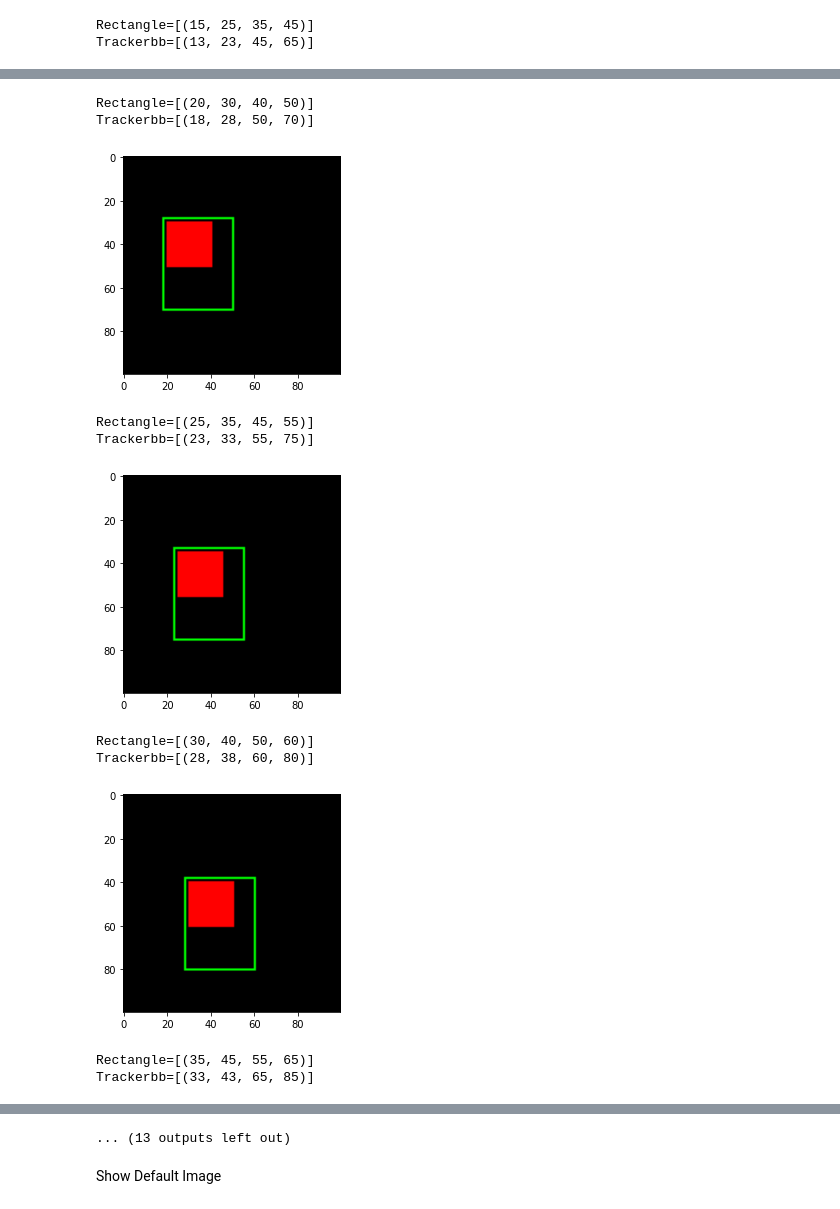
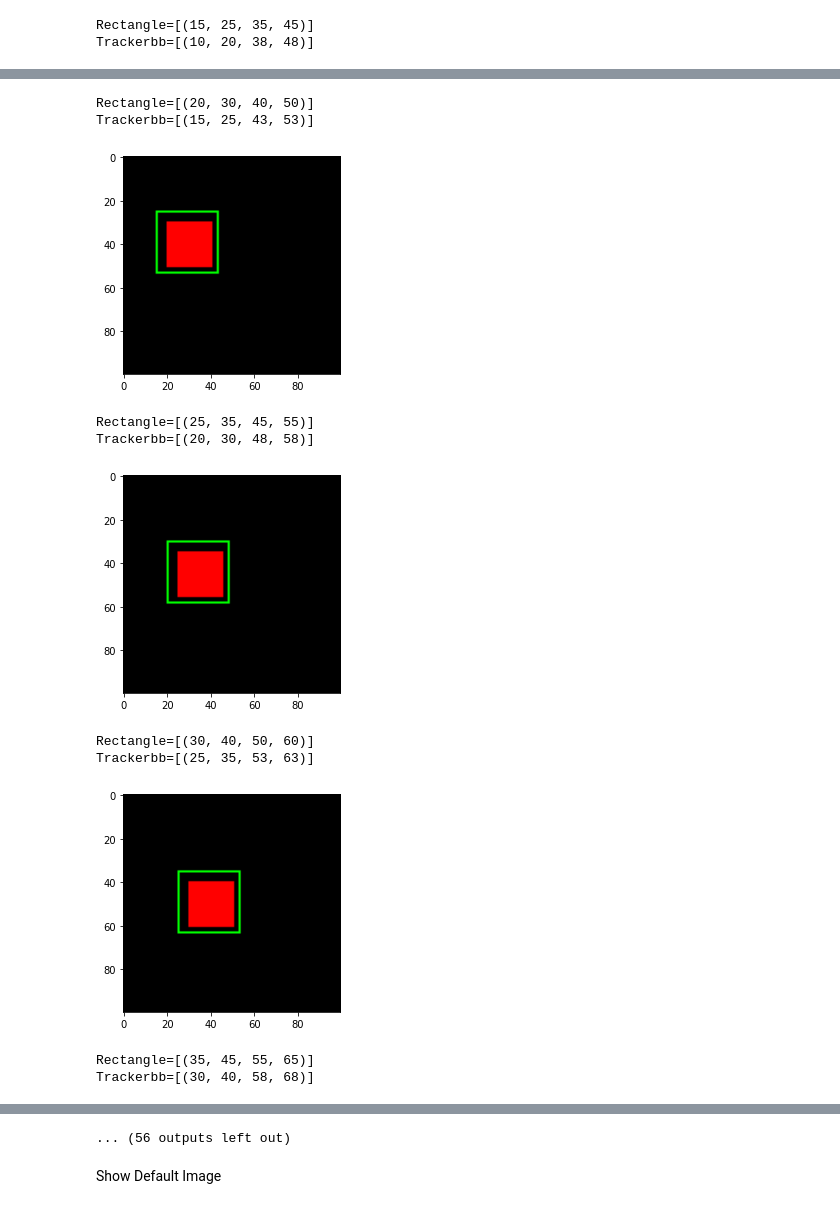
Before and after one commit to sanjeevs/golftracker, a Jupyter notebook: notebooks/obj_tracking.ipynb, the cells around one changed output, grey strips where cells are left out. Saved outputs shown, nothing was run; the diff lists cells and outputs as text; code cells hidden in the pictures.

```diff
--- a/notebooks/obj_tracking.ipynb
+++ b/notebooks/obj_tracking.ipynb
@@ -21,18 +28,34 @@ tmp = cv2.rectangle(img, start_pt, end_pt, color, thickness=-1)
 # %%
 #tracker = cv2.legacy.TrackerMedianFlow_create()
+#tracker = cv2.legacy.TrackerMedianFlow_create()
+start_pt = [10, 20]
+end_pt = [30, 40]
+color = (255, 0, 0)
+thickness = 2
+
+tmp = cv2.rectangle(img, start_pt, end_pt, color, thickness=-1)
+tstart_pt = [start_pt[0] - 5, start_pt[1] - 5]
+tend_pt = [end_pt[0] + 3, end_pt[1] + 3]
+
 tracker = cv2.legacy.TrackerKCF_create()
-tracker.init(img, [start_pt[0] -2 , start_pt[1] -2, end_pt[0] + 2, end_pt[1] + 2])
+
+x, y = tstart_pt[0], tstart_pt[1]
+w, h = tend_pt[0] - tstart_pt[0], tend_pt[1] - tstart_pt[1]
+
+print(x, y, w, h)
+tracker.init(img, [x, y, w, h])
 incr = 5
 
-for _ in range(20):
+for _ in range(18):
     img = np.zeros((100, 100, 3), dtype=np.uint8)
     tmp = cv2.rectangle(img, start_pt, end_pt, color, thickness=-1)
     print(f"Rectangle=[({start_pt[0]}, {start_pt[1]}, {end_pt[0]}, {end_pt[1]})]")
 
     ok, bbox = tracker.update(img)
     if ok:
-        p1 = (int(bbox[0]), int(bbox[1]))
-        p2 = (int(bbox[0] + bbox[2]), int(bbox[1] + bbox[3]))
+        x, y, w, h = bbox
+        p1 = (int(x), int(y))
+        p2 = (int(x + w), int(y + h))
         tmp = cv2.rectangle(img, p1, p2, (0, 255, 0), 1)
         print(f"Trackerbb=[({p1[0]}, {p1[1]}, {p2[0]}, {p2[1]})]")
 
@@ -46,4 +69,39 @@ for _ in range(20):
     start_pt[1] += incr
     end_pt[0] += incr
     end_pt[1] += incr
+
+
+
+tracker = cv2.legacy.TrackerKCF_create()
+
+x, y = tstart_pt[0], tstart_pt[1]
+w, h = tend_pt[0] - tstart_pt[0], tend_pt[1] - tstart_pt[1]
+
+print(x, y, w, h)
+tracker.init(img, [x, y, w, h])
+incr = 5
+
+for _ in range(18):
+    img = np.zeros((100, 100, 3), dtype=np.uint8)
+    tmp = cv2.rectangle(img, start_pt, end_pt, color, thickness=-1)
+    print(f"Rectangle=[({start_pt[0]}, {start_pt[1]}, {end_pt[0]}, {end_pt[1]})]")
+
+    ok, bbox = tracker.update(img)
+    if ok:
+        x, y, w, h = bbox
+        p1 = (int(x), int(y))
+        p2 = (int(x + w), int(y + h))
+        tmp = cv2.rectangle(img, p1, p2, (0, 255, 0), 1)
+        print(f"Trackerbb=[({p1[0]}, {p1[1]}, {p2[0]}, {p2[1]})]")
+
+        plt.imshow(img)
+        plt.show()
+    else:
+        print("TRACKING FAILED")
+
+    # Move the rectangle.
+    start_pt[0] += incr
+    start_pt[1] += incr
+    end_pt[0] += incr
+    end_pt[1] += incr
 # %% [output]
@@ -53,2 +112,2 @@ Trackerbb=[(8, 18, 40, 60)]
 Rectangle=[(15, 25, 35, 45)]
-Trackerbb=[(13, 23, 45, 65)]
+Trackerbb=[(10, 20, 38, 48)]
@@ -56,11 +115,11 @@ Trackerbb=[(13, 23, 45, 65)]
 Rectangle=[(20, 30, 40, 50)]
-Trackerbb=[(18, 28, 50, 70)]
+Trackerbb=[(15, 25, 43, 53)]
-[figure, old version]
+[figure, new version]
 Rectangle=[(25, 35, 45, 55)]
-Trackerbb=[(23, 33, 55, 75)]
+Trackerbb=[(20, 30, 48, 58)]
-[figure, old version]
+[figure, new version]
 Rectangle=[(30, 40, 50, 60)]
-Trackerbb=[(28, 38, 60, 80)]
+Trackerbb=[(25, 35, 53, 63)]
-[figure, old version]
+[figure, new version]
 Rectangle=[(35, 45, 55, 65)]
-Trackerbb=[(33, 43, 65, 85)]
+Trackerbb=[(30, 40, 58, 68)]
@@ -68,3 +127,3 @@ Trackerbb=[(33, 43, 65, 85)]
-... (13 outputs left out)
+... (56 outputs left out)
 # %% [markdown]
 Show Default Image
```
Also changed, not shown: parts of 9 cells of this notebook, 10 other files.
